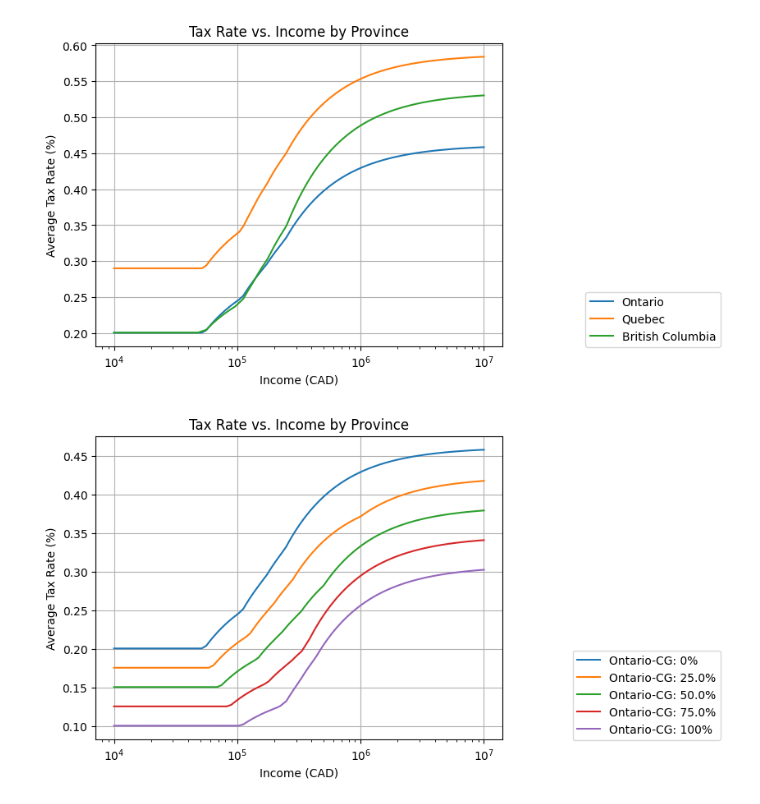
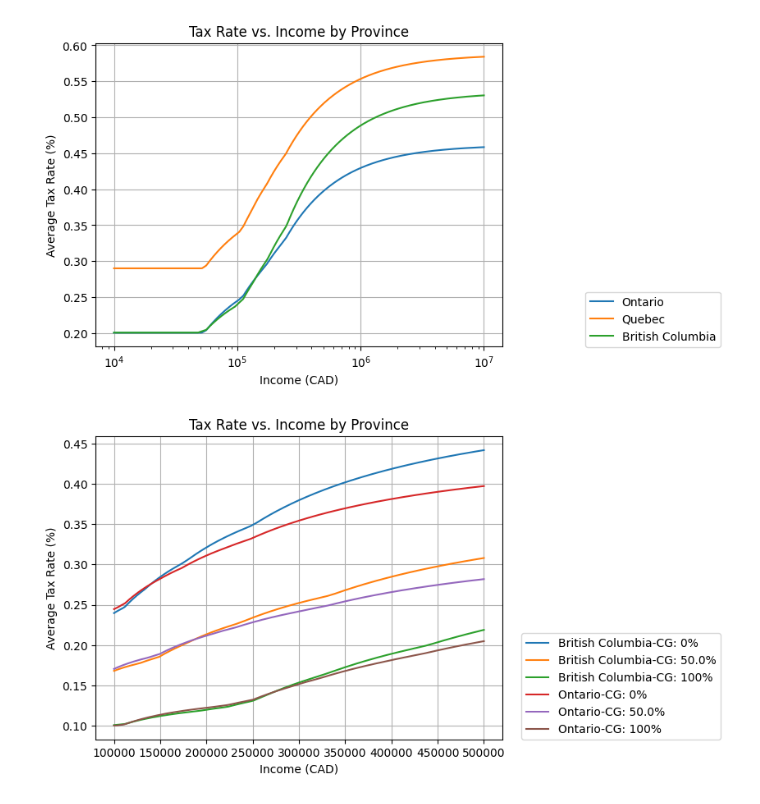
Before and after one commit to jdsermu1/canada-tax-charts, a Jupyter notebook: provincial_comparisson.ipynb, the cells around one changed output. Drawn from its saved outputs; the diff is of its cells as text; code cells hidden in the pictures.

Commit message:
Add charts comparing BC and ON

```diff
--- a/provincial_comparisson.ipynb
+++ b/provincial_comparisson.ipynb
@@ -56,14 +56,14 @@ def plot_taxes_per_province_per_cgs(x, provinces:list[str], capital_gains:list[f
     plt.ylabel("Average Tax Rate (%)")
     plt.title("Tax Rate vs. Income by Province")
     plt.grid(True)
-    plt.xscale('log')
+    plt.xscale('linear')
     plt.show()
 # %%
 plot_taxes_per_province_per_cgs(
-    np.arange(10000, 10000001, 1000),
-    ["Ontario"],
-    [0, .25, .5, .75, 1],
+    np.arange(100000, 500001, 200),
+    ["British Columbia", "Ontario"],
+    [0, .5, 1],
     lambda p, c: lambda v: tax_estimator.tax_rate(p, v, c),
 )
 # %% [output]
-[figure, old version]
+[figure, new version]
```
